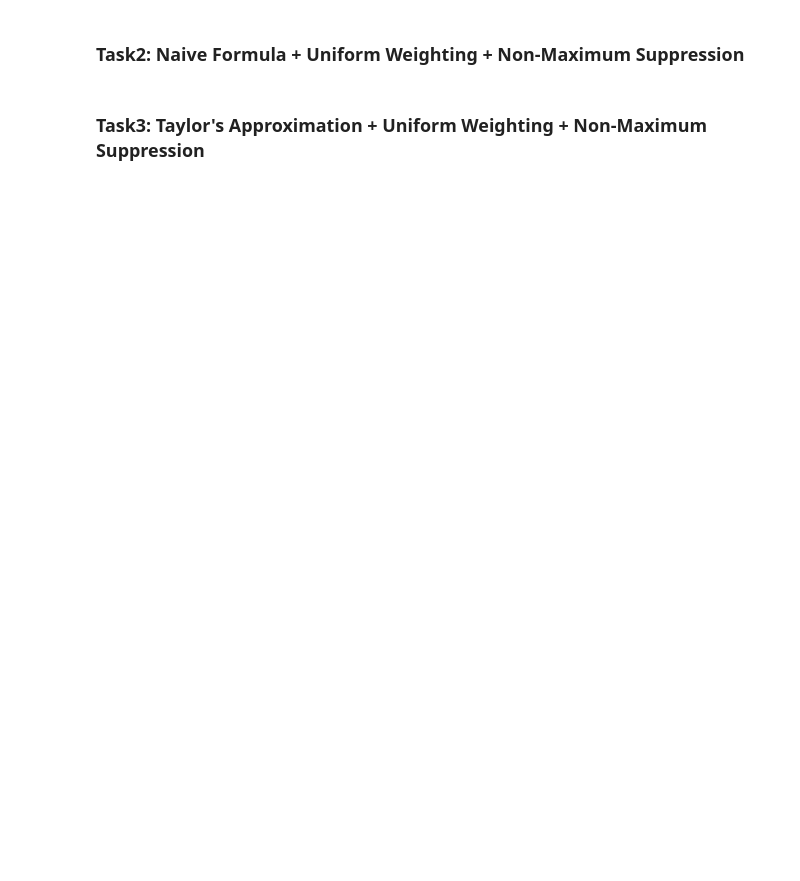
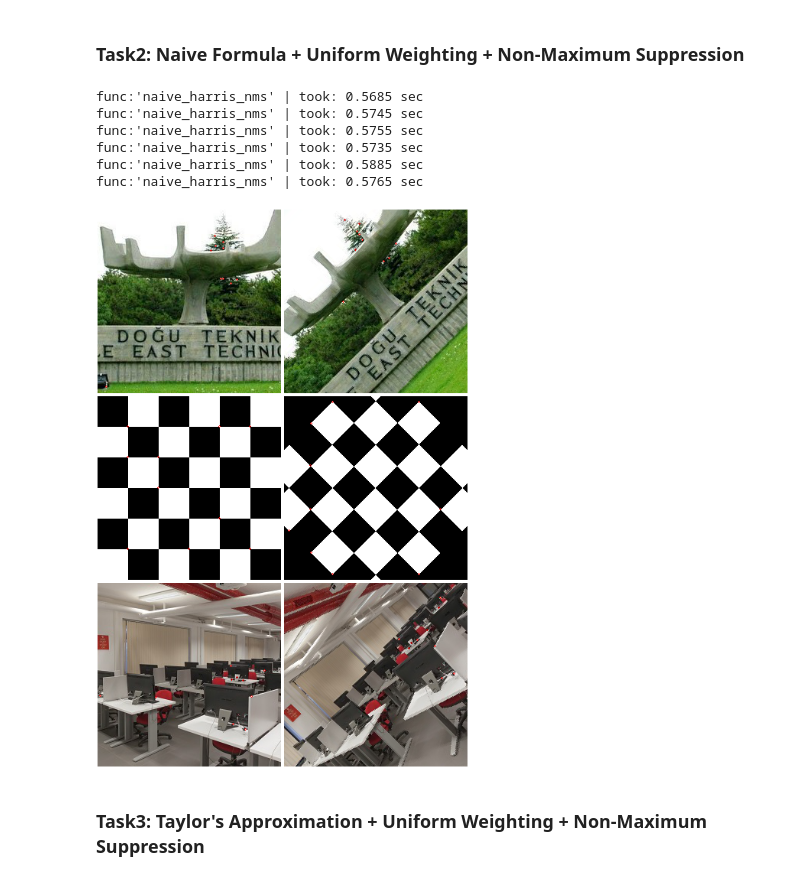
Before and after one commit to devrimcavusoglu/ceng483-cv, a Jupyter notebook: the2/Hw_notebook.ipynb, the cells around one changed output. Saved outputs shown, nothing was run; the diff lists cells and outputs as text; code cells hidden in the pictures; blank space fills up the shorter version.

```diff
--- a/the2/Hw_notebook.ipynb
+++ b/the2/Hw_notebook.ipynb
@@ -201,3 +273,36 @@ func:'naive_harris_vectorized' | took: 0.0190 sec
+# %%
+## Write your code here
+
+
+@timing
+def naive_harris_nms(img: np.ndarray, filter_boundary: bool = False):
+    """
+    Implements vectorized naive Harris + NMS.
+    """
+    if img.ndim != 2:
+        raise ValueError("Image must be a given in grayscale as 2d array.")
+
+    ssds = compute_vectorized_ssd(img)
+    if filter_boundary:
+        m,n = ssds.shape
+        ssds[0, :] = 0
+        ssds[:, 0] = 0
+        ssds[m-1, :] = 0
+        ssds[:, n-1] = 0
+    ssds = local_non_maximum_supression(ssds, 1)
+    corners = get_top10(img, ssds)
+    return corners
+
+
+draw_corners_on_fixtures(naive_harris_nms, filter_boundary=True, save_as="task_2.png")
+# %% [output]
+func:'naive_harris_nms' | took: 0.5685 sec
+func:'naive_harris_nms' | took: 0.5745 sec
+func:'naive_harris_nms' | took: 0.5755 sec
+func:'naive_harris_nms' | took: 0.5735 sec
+func:'naive_harris_nms' | took: 0.5885 sec
+func:'naive_harris_nms' | took: 0.5765 sec
+[figure, added]
 # %%
 ## This part is for discussion
 # %% [markdown]
```
Also changed, not shown: parts of 7 cells of this notebook, 4 other files.
